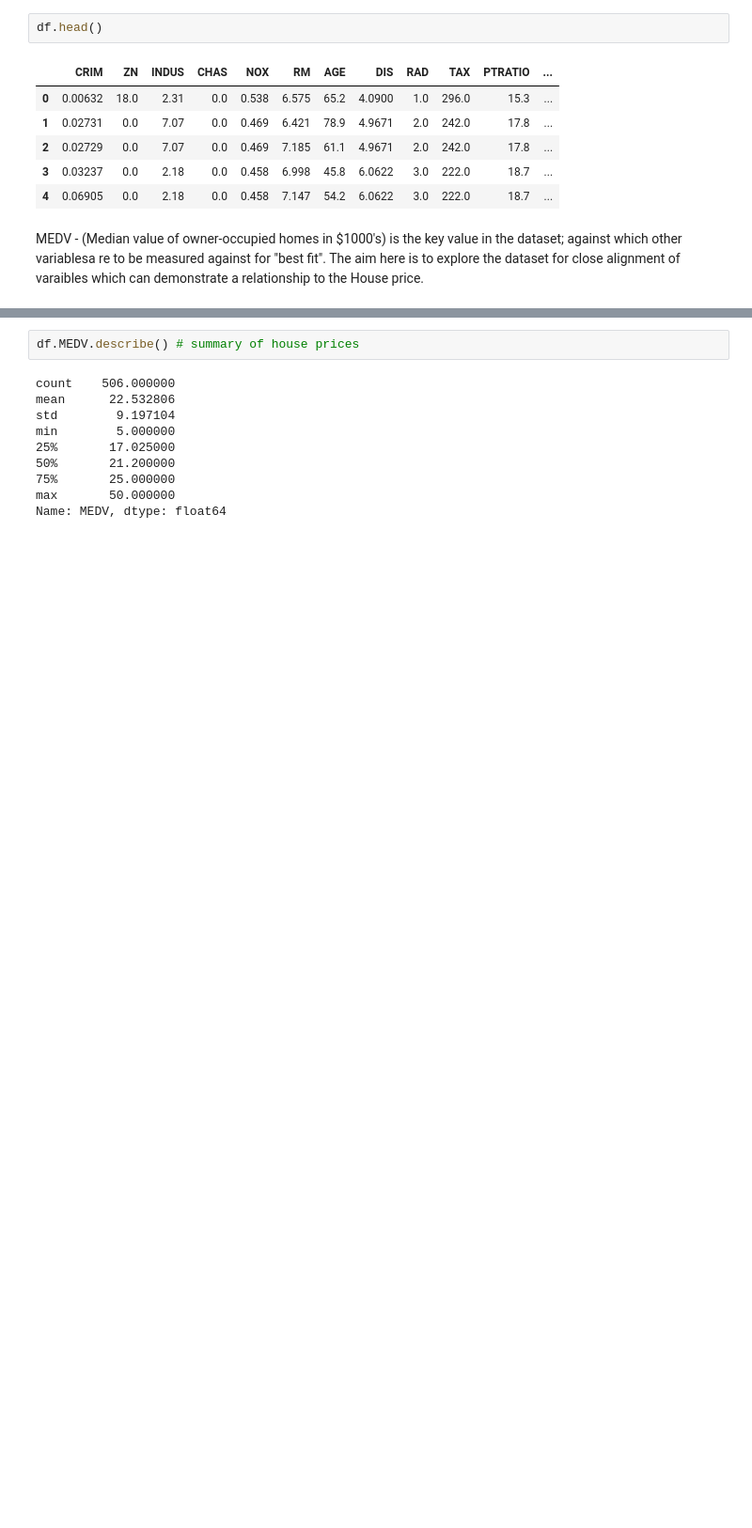
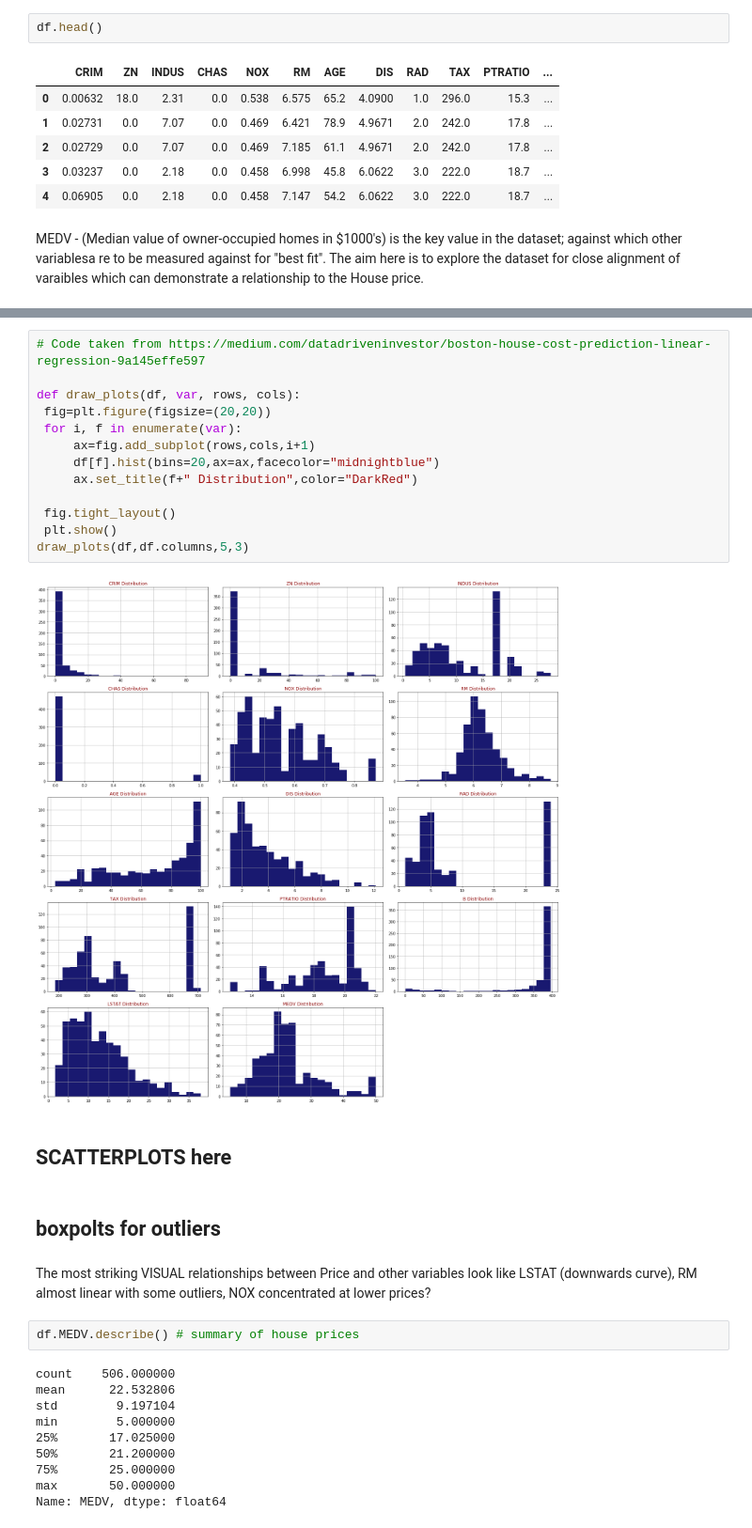
Before and after one commit to JohnONeillGMIT/MLandStatistics, a Jupyter notebook: Boston House Prices.ipynb, the cells around one changed output, grey strips where cells are left out. Shown at 94% size. Cells and saved outputs as stored; diff of their text form; blank space fills up the shorter version.

```diff
--- a/Boston House Prices.ipynb
+++ b/Boston House Prices.ipynb
@@ -104,6 +104,27 @@ df.describe()
 | 50% | 0.256510 | 0.000000 | 9.690000 | 0.000000 | 0.538000 | 6.208500 | 77.500000 | 3.207450 | 5.000000 | 330.000000 | 19.050000 | ... |
 | 75% | 3.647423 | 12.500000 | 18.100000 | 0.000000 | 0.624000 | 6.623500 | 94.075000 | 5.188425 | 24.000000 | 666.000000 | 20.200000 | ... |
 | max | 88.976200 | 100.000000 | 27.740000 | 1.000000 | 0.871000 | 8.780000 | 100.000000 | 12.126500 | 24.000000 | 711.000000 | 22.000000 | ... |
+# %%
+# Code taken from https://medium.com/datadriveninvestor/boston-house-cost-prediction-linear-regression-9a145effe597
+
+def draw_plots(df, var, rows, cols):
+ fig=plt.figure(figsize=(20,20))
+ for i, f in enumerate(var):
+     ax=fig.add_subplot(rows,cols,i+1)
+     df[f].hist(bins=20,ax=ax,facecolor="midnightblue")
+     ax.set_title(f+" Distribution",color="DarkRed")
+
+ fig.tight_layout()
+ plt.show()
+draw_plots(df,df.columns,5,3)
+# %% [output]
+[figure, added]
+# %% [markdown]
+## SCATTERPLOTS here
+# %% [markdown]
+## boxpolts for outliers
+# %% [markdown]
+The most striking VISUAL relationships between Price and other variables look like LSTAT (downwards curve), RM almost linear with some outliers, NOX concentrated at lower prices?
 # %%
 df.MEDV.describe() # summary of house prices
 # %% [output]
```
Also changed, not shown: parts of 24 cells of this notebook.
